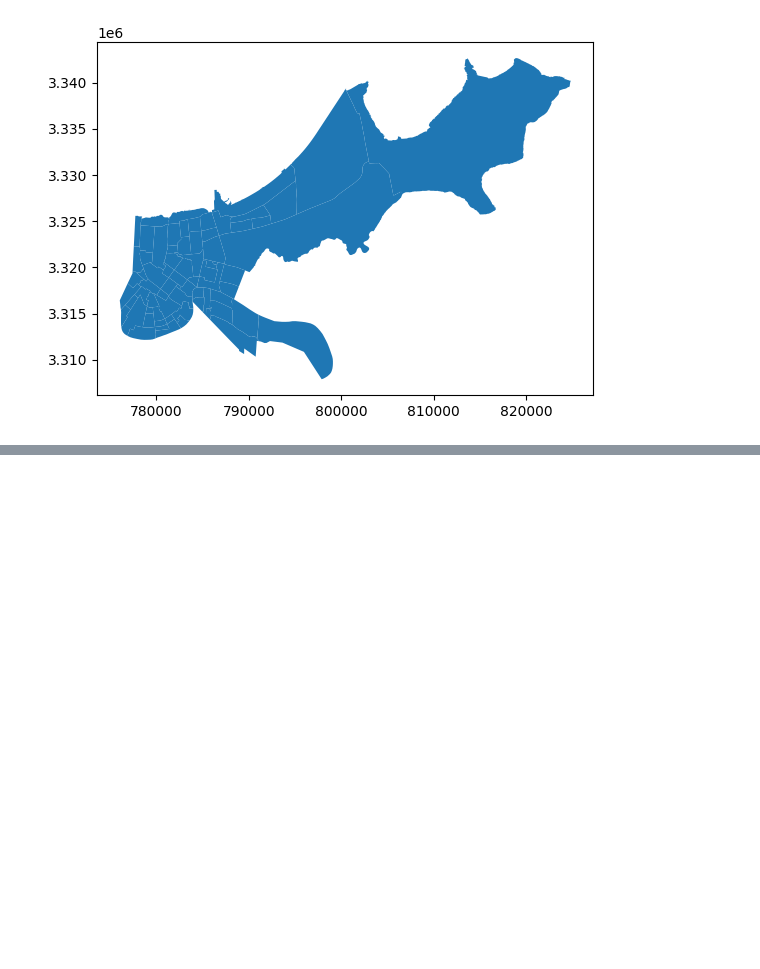
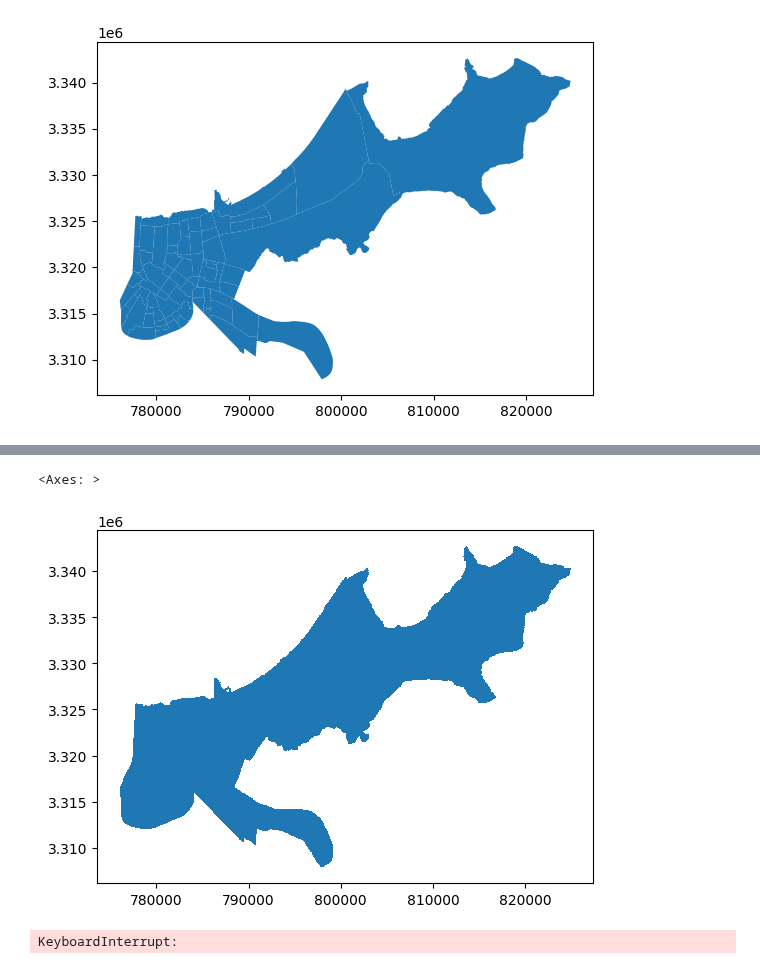
Before and after one commit to GarysCorner/NewOrleansElevation, a Jupyter notebook: ProcessLidar.ipynb, the cells around one changed output, grey strips where cells are left out. Saved outputs shown, nothing was run; the diff lists cells and outputs as text; code cells hidden in the pictures; blank space fills up the shorter version.

```diff
--- a/ProcessLidar.ipynb
+++ b/ProcessLidar.ipynb
@@ -9,5 +14,5 @@ import numpy as np
 # %%
-resolution = 10  #grid resolution in meters
+resolution = 100  #grid resolution in meters
 # %%
 def lp(v):
     print(f"[{datetime.now()}] {v}")
@@ -34,4 +39,4 @@ neighborhoodDf.plot()
 <Axes: >
 [figure]
 # %%
-bounds = neighborhoodDf.total_bounds
+bounds = [int(b) for b in neighborhoodDf.total_bounds]
@@ -37,0 +49,11 @@ bounds = neighborhoodDf.total_bounds
+# %%
+boxes = [shapely.box(x,y,x+resolution,y+resolution) for x, y in product(range(bounds[0], bounds[2], resolution), range(bounds[1], bounds[3], resolution))]
+boxesDf = gpd.GeoDataFrame(geometry=boxes).set_crs(neighborhoodDf.crs)
+boxesDf = boxesDf[boxesDf.intersects(neighborhoodDf.union_all())].copy()
+boxesDf['Altitude'] = np.nan
+boxesDf['Water'] = np.nan
+# %%
+boxesDf.plot()
+# %% [output]
+<Axes: >
+[figure, added]
@@ -37,0 +104,8 @@ bounds = neighborhoodDf.total_bounds
+# %%
+for file in os.listdir(f"{dataPath}laz"):
+    startTime = datetime.now()
+    lasDf = processLas(f"{dataPath}laz{os.sep}{file}")
+    counts = aggregateLas(lasDf)
+    lp(f"{file}:  {counts} good points processed in {datetime.now()-startTime}")
+# %% [output]
+KeyboardInterrupt:
```
Also changed, not shown: parts of 9 cells of this notebook, 2 other files.
